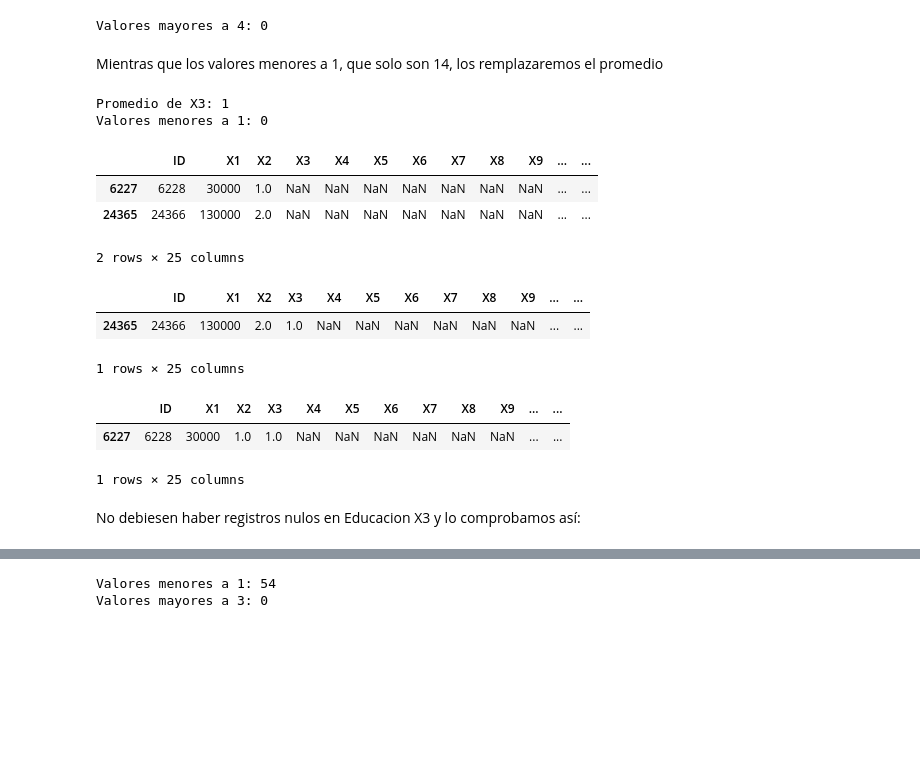
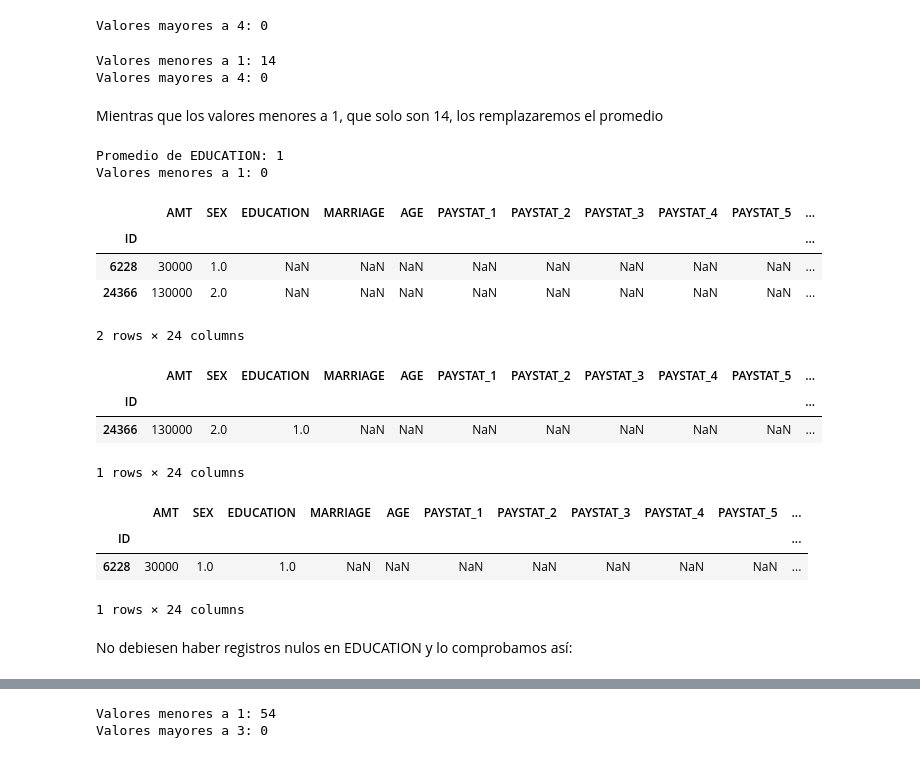
Before and after one commit to a00351269/Actividades_Aprendizaje-, a Jupyter notebook: Actividad6DS.ipynb, the cells around one changed output, grey strips where cells are left out. Drawn from its saved outputs; the diff is of its cells as text; code cells hidden in the pictures; blank space fills up the shorter version.

```diff
--- a/Actividad6DS.ipynb
+++ b/Actividad6DS.ipynb
@@ -108,4 +156,6 @@ Creamos un diccionario con significado cada columna del dataframe.
 Y con ello poder decidir que hacer con los datos faltantes.
 # %%
-columns_name = ['BAL','SEX','EDUCATION','MARRIAGE','AGE','PAYSTAT_1','PAYSTAT_2','PAYSTAT_3','PAYSTAT_4','PAYSTAT_5','PAYSTAT_6','BILL_1','BILL_2','BILL_3','BILL_4','BILL_5','BILL_6','PAY_1',
+columns_name = ['AMT','SEX','EDUCATION','MARRIAGE','AGE','PAYSTAT_1','PAYSTAT_2','PAYSTAT_3','PAYSTAT_4','PAYSTAT_5','PAYSTAT_6','BILL_1','BILL_2','BILL_3','BILL_4','BILL_5','BILL_6','PAY_1',
                 'PAY_2','PAY_3','PAY_4','PAY_5','PAY_6','Y']
+df.columns = columns_name
+df.columns
@@ -240,5 +241,5 @@ df_clean[sexo_nulo]
 # %%
 #Ahora reeemplazamos el registro con sexo nulo dandole el 2 por ser el mayor porcentaje con el 60%
-df_clean["X2"].fillna(2,inplace=True)
-df_clean.loc[24365:24365]
+df_clean["SEX"].fillna(2,inplace=True)
+df_clean.loc[24366:24366]
 # %% [output]
@@ -256,38 +258,45 @@ Valores mayores a 4: 331
 # %% [markdown]
 Vemos que hay 331 valores mayores a 4. En este caso tomaremos la suposición de que todo valor mayor a 4 puede entrar dentro del valor 4, que significa "4 = others".
 # %%
-X3_values = []
+EDUCATION_values = []
 for i in range(0,len(df_clean.index)):
-  if df_clean['X3'].iloc[i] > 4:
-    if df_clean['X3'].iloc[i] not in X3_values:
-      X3_values.append(int(df_clean['X3'].iloc[i]))
-for i in X3_values:
-  df_clean['X3'].replace(i,4,inplace=True)
+  if df_clean['EDUCATION'].iloc[i] > 4:
+    if df_clean['EDUCATION'].iloc[i] not in EDUCATION_values:
+      EDUCATION_values.append(int(df_clean['EDUCATION'].iloc[i]))
+for i in EDUCATION_values:
+  df_clean['EDUCATION'].replace(i,4,inplace=True)
 
-print('Valores mayores a 4: ' + str((df_clean['X3'].values > 4).sum()))
+print('Valores mayores a 4: ' + str((df_clean['EDUCATION'].values > 4).sum()))
 # %% [output]
 Valores mayores a 4: 0
+# %%
+print('Valores menores a 1: ' + str((df_clean['EDUCATION'].values < 1).sum()))
+print('Valores mayores a 4: ' + str((df_clean['EDUCATION'].values > 4).sum()))
+# %% [output]
+Valores menores a 1: 14
+Valores mayores a 4: 0
 # %% [markdown]
 Mientras que los valores menores a 1, que solo son 14, los remplazaremos el promedio
 # %%
-X3_mean = df_clean.X3.mean()
-print('Promedio de X3: ' + str(int(X3_mean)))
-df_clean['X3'].replace(0,int(X3_mean),inplace=True)
-print('Valores menores a 1: ' + str((df_clean['X3'].values < 1).sum()))
+EDUCATION_mean = df_clean.EDUCATION.mean()
+print('Promedio de EDUCATION: ' + str(int(EDUCATION_mean)))
+df_clean['EDUCATION'].replace(0,int(EDUCATION_mean),inplace=True)
+print('Valores menores a 1: ' + str((df_clean['EDUCATION'].values < 1).sum()))
 # %% [output]
-Promedio de X3: 1
+Promedio de EDUCATION: 1
 Valores menores a 1: 0
 # %%
-# creamos una serie booleana para encontrar registros nulos en X3
-educacion_nulos = pd.isnull(df_clean["X3"])
+# creamos una serie booleana para encontrar registros nulos en EDUCATION
+educacion_nulos = pd.isnull(df_clean["EDUCATION"])
 
 # filtramos los datos
-# desplegamos los registros con "X3" = NaN
+# desplegamos los registros con "EDUCATION" = NaN
 df_clean[educacion_nulos]
 # %% [output]
-|  | ID | X1 | X2 | X3 | X4 | X5 | X6 | X7 | X8 | X9 | ... | ... |
-| 6227 | 6228 | 30000 | 1.0 | NaN | NaN | NaN | NaN | NaN | NaN | NaN | ... | ... |
-| 24365 | 24366 | 130000 | 2.0 | NaN | NaN | NaN | NaN | NaN | NaN | NaN | ... | ... |
+|  | AMT | SEX | EDUCATION | MARRIAGE | AGE | PAYSTAT_1 | PAYSTAT_2 | PAYSTAT_3 | PAYSTAT_4 | PAYSTAT_5 | ... |
+| ID |  |  |  |  |  |  |  |  |  |  | ... |
+| 6228 | 30000 | 1.0 | NaN | NaN | NaN | NaN | NaN | NaN | NaN | NaN | ... |
+| 24366 | 130000 | 2.0 | NaN | NaN | NaN | NaN | NaN | NaN | NaN | NaN | ... |
-2 rows × 25 columns
+2 rows × 24 columns
 # %%
 # les asignamos la media de educacion = 1 a los 2 registros nulos encontrados
@@ -295,15 +304,17 @@ df_clean["X3"].fillna(1,inplace=True)
 # %%
-df_clean.loc[24365:24365]
+df_clean.loc[24366:24366]
 # %% [output]
-|  | ID | X1 | X2 | X3 | X4 | X5 | X6 | X7 | X8 | X9 | ... | ... |
-| 24365 | 24366 | 130000 | 2.0 | 1.0 | NaN | NaN | NaN | NaN | NaN | NaN | ... | ... |
+|  | AMT | SEX | EDUCATION | MARRIAGE | AGE | PAYSTAT_1 | PAYSTAT_2 | PAYSTAT_3 | PAYSTAT_4 | PAYSTAT_5 | ... |
+| ID |  |  |  |  |  |  |  |  |  |  | ... |
+| 24366 | 130000 | 2.0 | 1.0 | NaN | NaN | NaN | NaN | NaN | NaN | NaN | ... |
-1 rows × 25 columns
+1 rows × 24 columns
 # %%
-df_clean.loc[6227:6227]
+df_clean.loc[6228:6228]
 # %% [output]
-|  | ID | X1 | X2 | X3 | X4 | X5 | X6 | X7 | X8 | X9 | ... | ... |
-| 6227 | 6228 | 30000 | 1.0 | 1.0 | NaN | NaN | NaN | NaN | NaN | NaN | ... | ... |
+|  | AMT | SEX | EDUCATION | MARRIAGE | AGE | PAYSTAT_1 | PAYSTAT_2 | PAYSTAT_3 | PAYSTAT_4 | PAYSTAT_5 | ... |
+| ID |  |  |  |  |  |  |  |  |  |  | ... |
+| 6228 | 30000 | 1.0 | 1.0 | NaN | NaN | NaN | NaN | NaN | NaN | NaN | ... |
-1 rows × 25 columns
+1 rows × 24 columns
 # %% [markdown]
-No debiesen haber registros nulos en Educacion X3 y lo comprobamos así:
+No debiesen haber registros nulos en EDUCATION y lo comprobamos así:
 # %%
```
Also changed, not shown: parts of 127 cells of this notebook.
